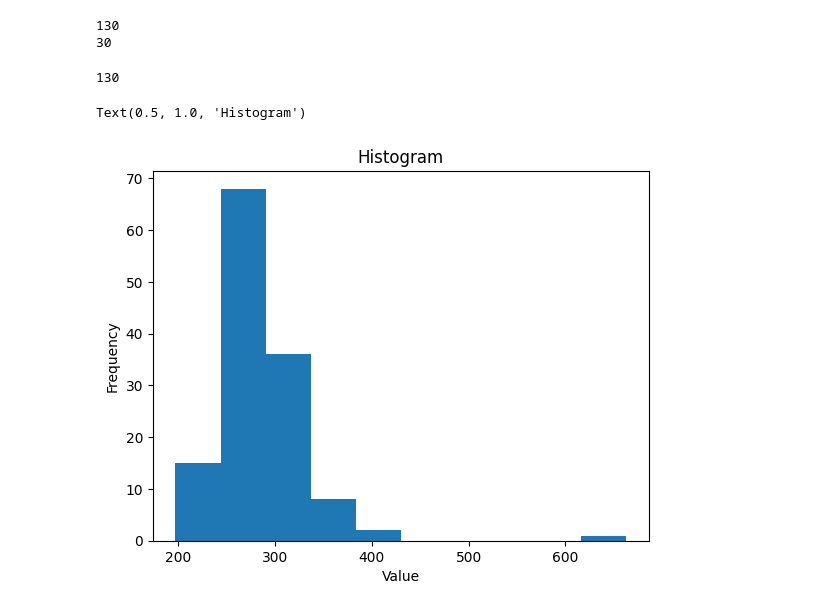
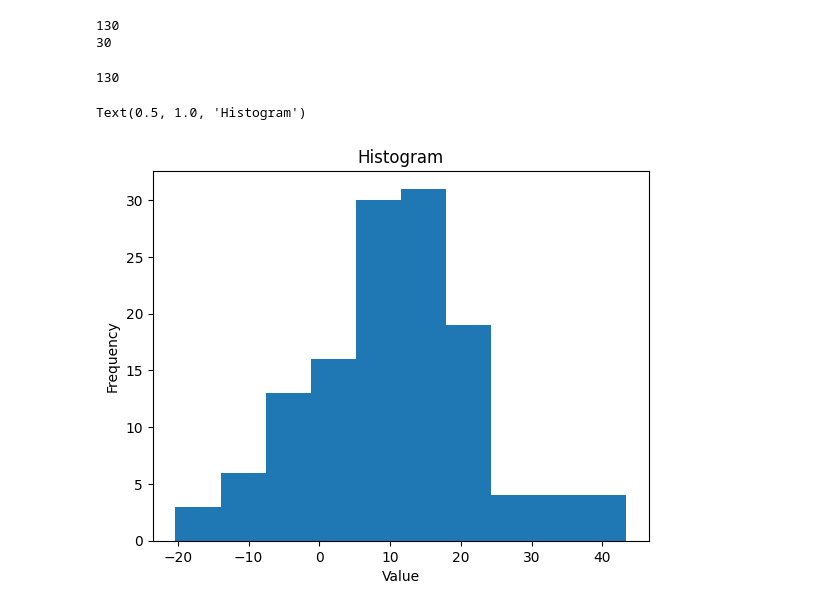
Before and after one commit to ivonnerubio/Supervised_Learning, a Jupyter notebook: sandbox.ipynb, the cells around one changed output. Cells and saved outputs as stored; diff of their text form; code cells hidden in the pictures.

```diff
--- a/sandbox.ipynb
+++ b/sandbox.ipynb
@@ -22,6 +32,8 @@ data
 # %%
-data = pd.DataFrame(data)
+
 print(len(data))
+
+
 df = data[~data.isin(['-']).any(axis=1)]
 
 print(len(df))
@@ -29,22 +41,22 @@ print(len(df))
 130
 30
 # %%
-age = np.array(df[' Age  (years) '])
+age = np.array(data[' Age  (years) '])
 AccelerationofSpeechTiming = np.array(data[' Acceleration  of  speech  timing  (-/min2) '])
 OnsetAge = np.array(data[' Age  of  disease  onset  (years) '])
-y = np.array(data[''])
+y = np.array(data[' Acceleration  of  speech  timing  (-/min2) '])
 print(len(y))
 #plt.scatter(age, y)
 
 
 
 #plt.scatter(age, y)
 
 plt.hist(y)
 plt.xlabel('Value')
 plt.ylabel('Frequency')
 plt.title('Histogram')
 # %% [output]
 130
 Text(0.5, 1.0, 'Histogram')
-[figure, old version]
+[figure, new version]
```
Also changed, not shown: parts of 8 cells of this notebook.
